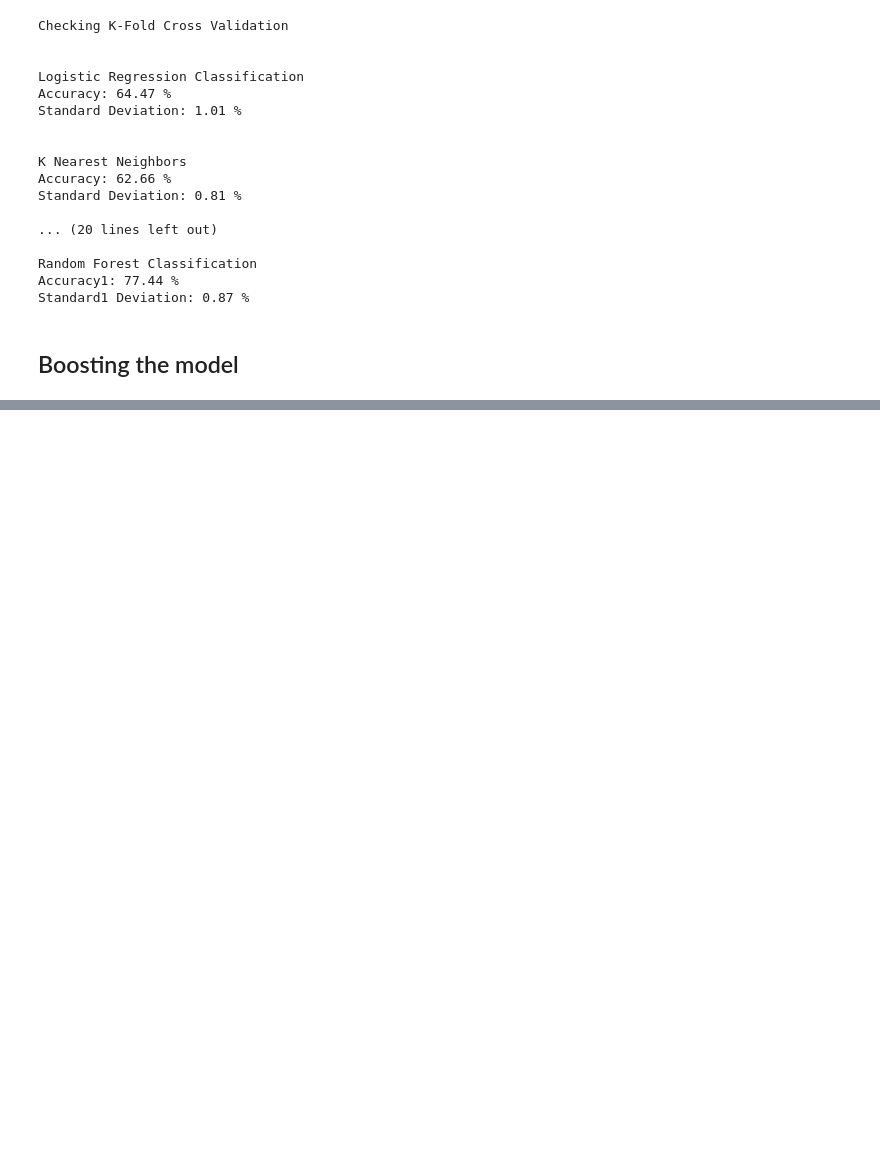
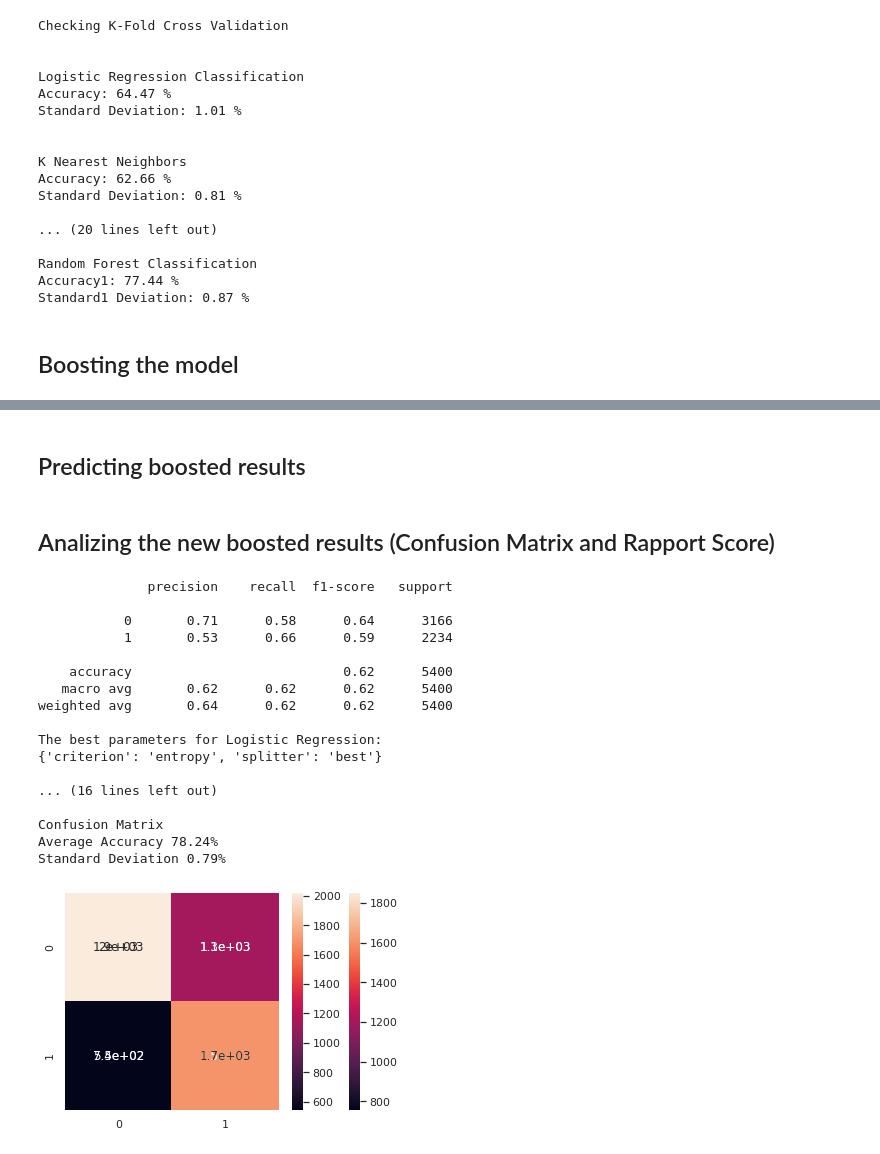
Before and after one commit to IgorMeloS/Machine-Learning, a Jupyter notebook: 3 - Classification/Minimizing Churn Rate Through Analysis of Financial Habits/MCRTAFH.ipynb, the cells around one changed output, grey strips where cells are left out. Saved outputs shown, nothing was run; the diff lists cells and outputs as text; code cells hidden in the pictures; blank space fills up the shorter version.

```diff
--- a/3 - Classification/Minimizing Churn Rate Through Analysis of Financial Habits/MCRTAFH.ipynb
+++ b/3 - Classification/Minimizing Churn Rate Through Analysis of Financial Habits/MCRTAFH.ipynb
@@ -610,0 +611,49 @@ Fitting 10 folds for each of 10 candidates, totalling 100 fits
+# %% [markdown]
+## Predicting boosted results
+# %%
+boost_predictions1 = class_boost_1.predict(X_test)
+boost_predictions2 = class_boost_2.predict(X_test)
+# %% [markdown]
+## Analizing the new boosted results (Confusion Matrix and Rapport Score)
+# %%
+cmb1 = confusion_matrix(y_test, boost_predictions1)
+cmb2 = confusion_matrix(y_test, boost_predictions2)
+
+sns.heatmap(cmb1, annot=True)
+print(classification_report(y_test,boost_predictions1))
+print('The best parameters for Logistic Regression:')
+print(grid1.best_params_)
+print('\n')
+print('Confusion Matrix')
+
+print('Average Accuracy {:.2f}%'.format(grid1.best_score_ * 100))
+print('Standard Deviation {:.2f}%'.format(grid1.cv_results_['std_test_score'][grid1.best_index_] * 100))
+
+sns.heatmap(cmb2, annot=True)
+print(classification_report(y_test,boost_predictions2))
+print('Random Forest Classification:')
+print(grid2.best_params_)
+print('\n')
+print('Confusion Matrix')
+
+print('Average Accuracy {:.2f}%'.format(grid2.best_score_ * 100))
+print('Standard Deviation {:.2f}%'.format(grid2.cv_results_['std_test_score'][grid2.best_index_] * 100))
+# %% [output]
+              precision    recall  f1-score   support
+
+           0       0.71      0.58      0.64      3166
+           1       0.53      0.66      0.59      2234
+
+    accuracy                           0.62      5400
+   macro avg       0.62      0.62      0.62      5400
+weighted avg       0.64      0.62      0.62      5400
+
+The best parameters for Logistic Regression:
+{'criterion': 'entropy', 'splitter': 'best'}
+
+... (16 lines left out)
+
+Confusion Matrix
+Average Accuracy 78.24%
+Standard Deviation 0.79%
+[figure, added]
```
Also changed, not shown: parts of 1 cell of this notebook.
